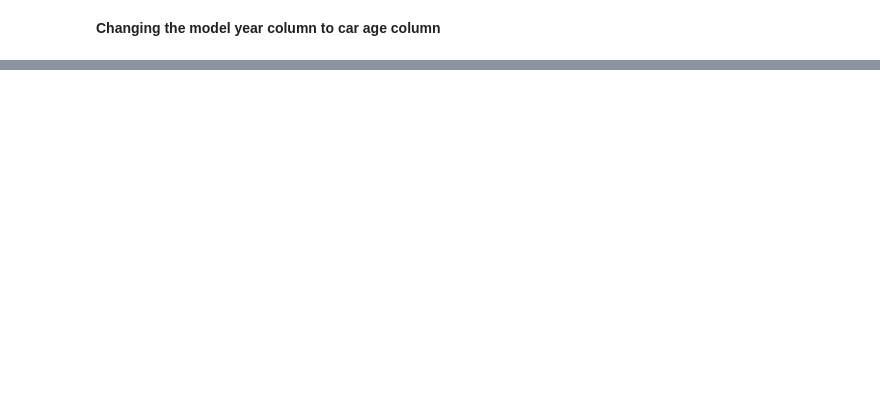
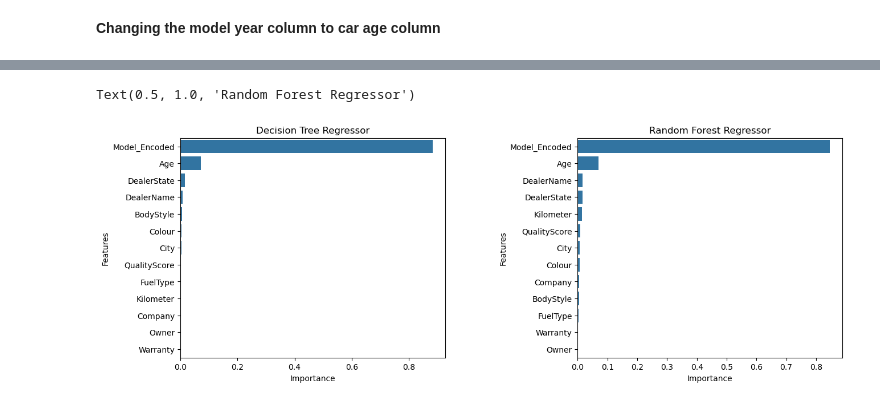
Before and after one commit to shriansh8619/Used-Car-Price-Prediction, a Jupyter notebook: Used_Car_Price_Prediction.ipynb, the cells around one changed output, grey strips where cells are left out. Drawn from its saved outputs; the diff is of its cells as text; code cells hidden in the pictures; blank space fills up the shorter version.

```diff
--- a/Used_Car_Price_Prediction.ipynb
+++ b/Used_Car_Price_Prediction.ipynb
@@ -165,0 +307,23 @@ Index(['Kilometer', 'Age', 'Price', 'Warranty', 'QualityScore'], dtype='object')
+# %%
+from sklearn.ensemble import RandomForestRegressor
+#Random Forest Regressor Object
+rfr = RandomForestRegressor()
+# %%
+from sklearn.model_selection import GridSearchCV
+
+#parameters for grid search
+para = {
+    'max_depth' : [2,4,6,8],
+    'min_samples_leaf' : [2,4,6,8],
+    'min_samples_split' : [2,4,6,8],
+    'random_state' : [0,42]
+}
+
+#Grid Search Object
+grid = GridSearchCV(estimator=rfr, param_grid=para, cv=5, n_jobs=-1, verbose=2)
+
+#Fitting the model
+grid.fit(X_train, y_train)
+
+#Best parameters
+print(grid.best_params_)
@@ -165,0 +333,9 @@ Index(['Kilometer', 'Age', 'Price', 'Warranty', 'QualityScore'], dtype='object')
+# %%
+#Random Forest Regressor with best parameters
+rfr = RandomForestRegressor(max_depth=8, min_samples_leaf=2, min_samples_split=2, random_state=0)
+
+#Fitting the model
+rfr.fit(X_train, y_train)
+
+#Training score
+print(rfr.score(X_train, y_train))
@@ -165,0 +370,16 @@ Index(['Kilometer', 'Age', 'Price', 'Warranty', 'QualityScore'], dtype='object')
+# %%
+fig, ax = plt.subplots(1,2,figsize=(15, 5))
+fig.subplots_adjust(wspace=0.5)
+
+#Decision Tree Regressor
+feature_df = pd.DataFrame({'Features':X_train.columns, 'Importance':dtr.feature_importances_})
+feature_df.sort_values(by='Importance', ascending=False, inplace=True)
+sns.barplot(x = 'Importance', y = 'Features', data = feature_df, ax = ax[0]).set_title('Decision Tree Regressor')
+
+#Random Forest Regressor
+feature_df = pd.DataFrame({'Features':X_train.columns, 'Importance':rfr.feature_importances_})
+feature_df.sort_values(by='Importance', ascending=False, inplace=True)
+sns.barplot(x = 'Importance', y = 'Features', data = feature_df, ax = ax[1]).set_title('Random Forest Regressor')
+# %% [output]
+Text(0.5, 1.0, 'Random Forest Regressor')
+[figure, added]
```
Also changed, not shown: parts of 36 cells of this notebook.
